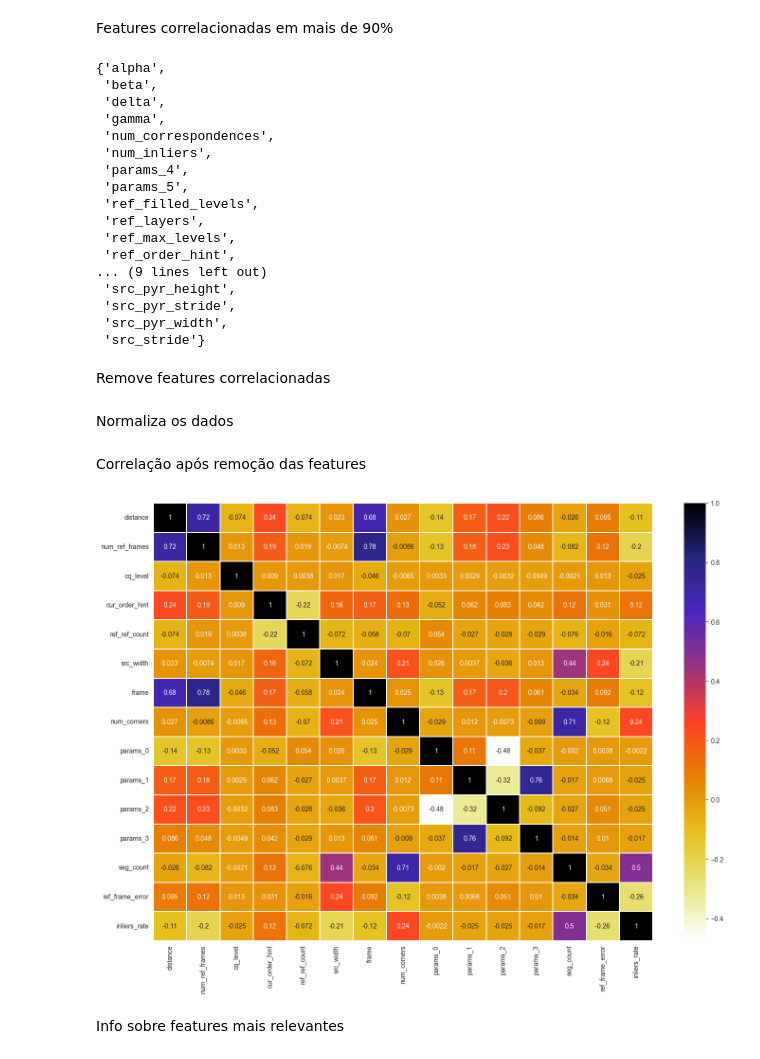
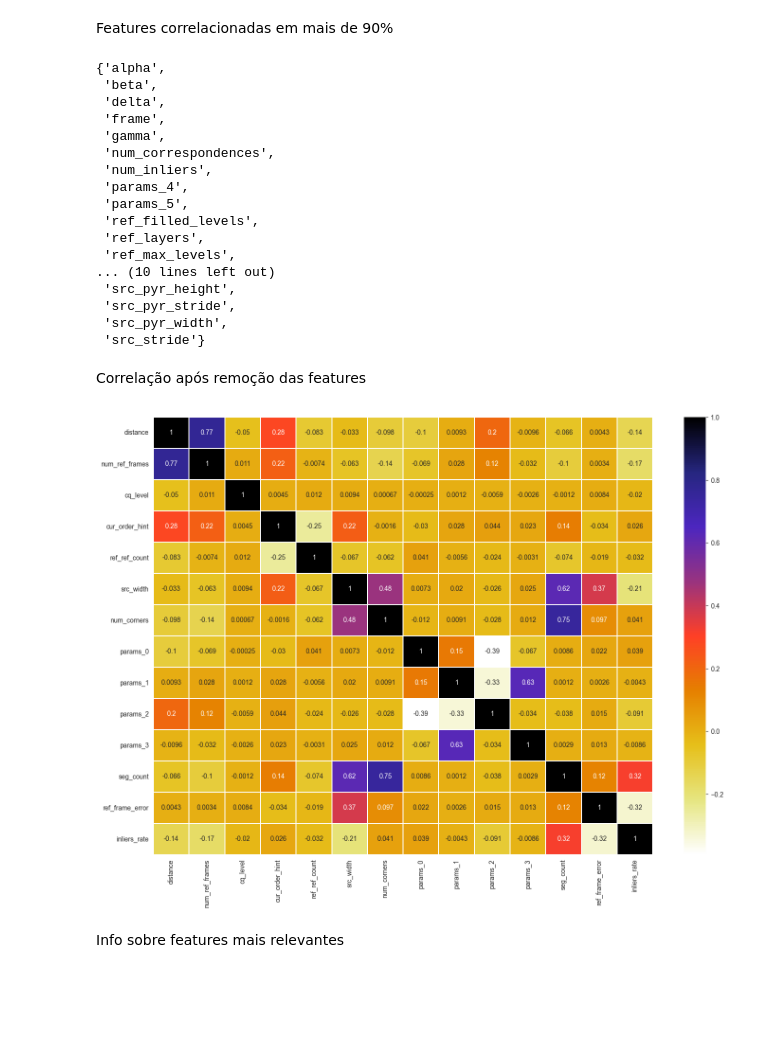
Before and after one commit to WKolodziejski/GWMC, a Jupyter notebook: notebooks/classification.ipynb, the cells around one changed output. Cells and saved outputs as stored; diff of their text form; code cells hidden in the pictures; blank space fills up the shorter version.

```diff
--- a/notebooks/classification.ipynb
+++ b/notebooks/classification.ipynb
@@ -158,3 +134,6 @@ Name: count, dtype: int64
+# %%
+X = data_train.drop(['selected'], axis=1)
+y = data_train['selected']
 # %% [markdown]
 Correlação das features
 # %%
@@ -166,13 +145,17 @@ plt.show()
 # %% [markdown]
 Features correlacionadas em mais de 90%
 # %%
-corr_features = correlation(X_train, 0.8)
+corr_features = correlation(X.drop('name', axis=1), 0.8)
 corr_features = corr_features.difference(['fast_error', 'ref_frame_error'])
+
+X = X.drop(corr_features, axis=1)
+
 corr_features
 # %% [output]
 {'alpha',
  'beta',
  'delta',
+ 'frame',
  'gamma',
  'num_correspondences',
  'num_inliers',
@@ -181,11 +164,8 @@ corr_features
  'ref_filled_levels',
  'ref_layers',
  'ref_max_levels',
- 'ref_order_hint',
-... (9 lines left out)
+... (10 lines left out)
  'src_pyr_height',
  'src_pyr_stride',
  'src_pyr_width',
  'src_stride'}
-# %% [markdown]
-Remove features correlacionadas
@@ -195,2 +171,0 @@ X_test = X_test.drop(corr_features, axis=1)
-# %% [markdown]
-Normaliza os dados
@@ -204,10 +173,10 @@ X_normalized = scaler.transform(X.drop(corr_features, axis=1))
 Correlação após remoção das features
 # %%
 plt.figure(figsize=(17, 12))
-sns.heatmap(X_train.corr(), cmap=plt.cm.CMRmap_r, annot=True, linewidths=.1)
+sns.heatmap(X.drop('name', axis=1).corr(), cmap=plt.cm.CMRmap_r, annot=True, linewidths=.1)
 plt.show()
 # %% [output]
-[figure, old version]
+[figure, new version]
 # %% [markdown]
 Info sobre features mais relevantes
 # %%
```
Also changed, not shown: parts of 19 cells of this notebook, 4 other files.
